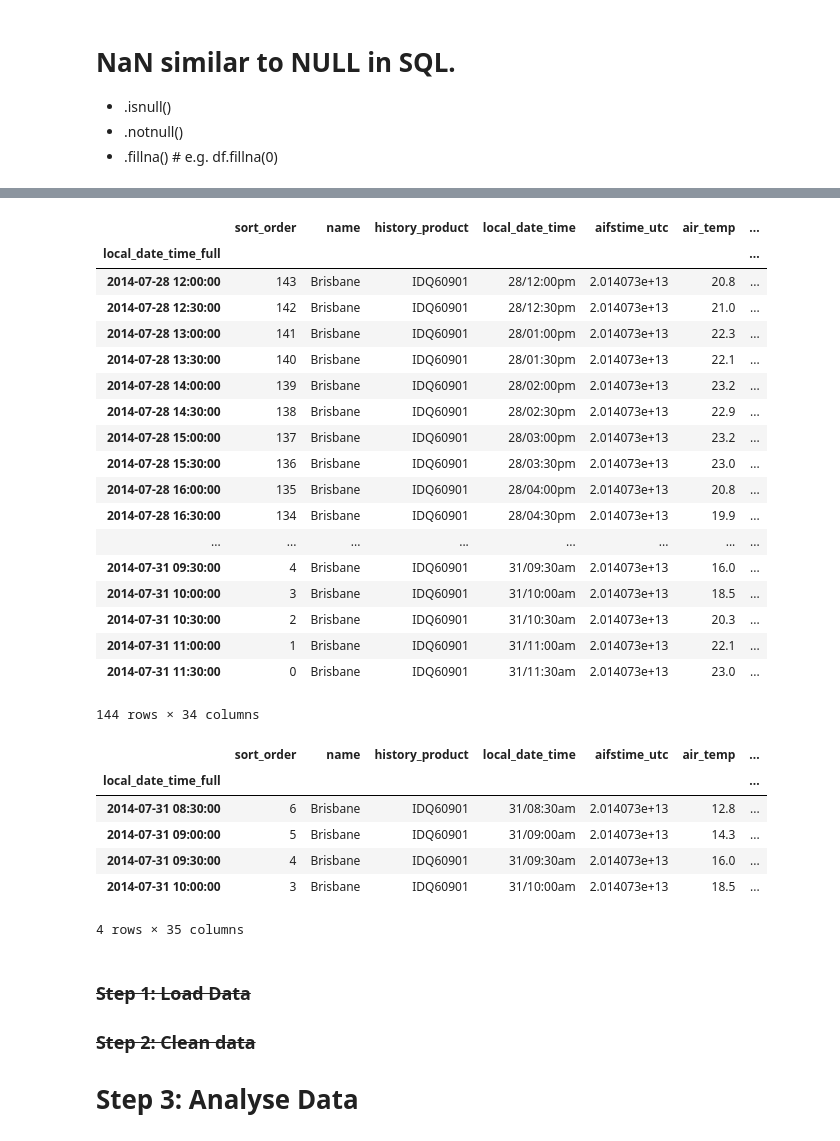
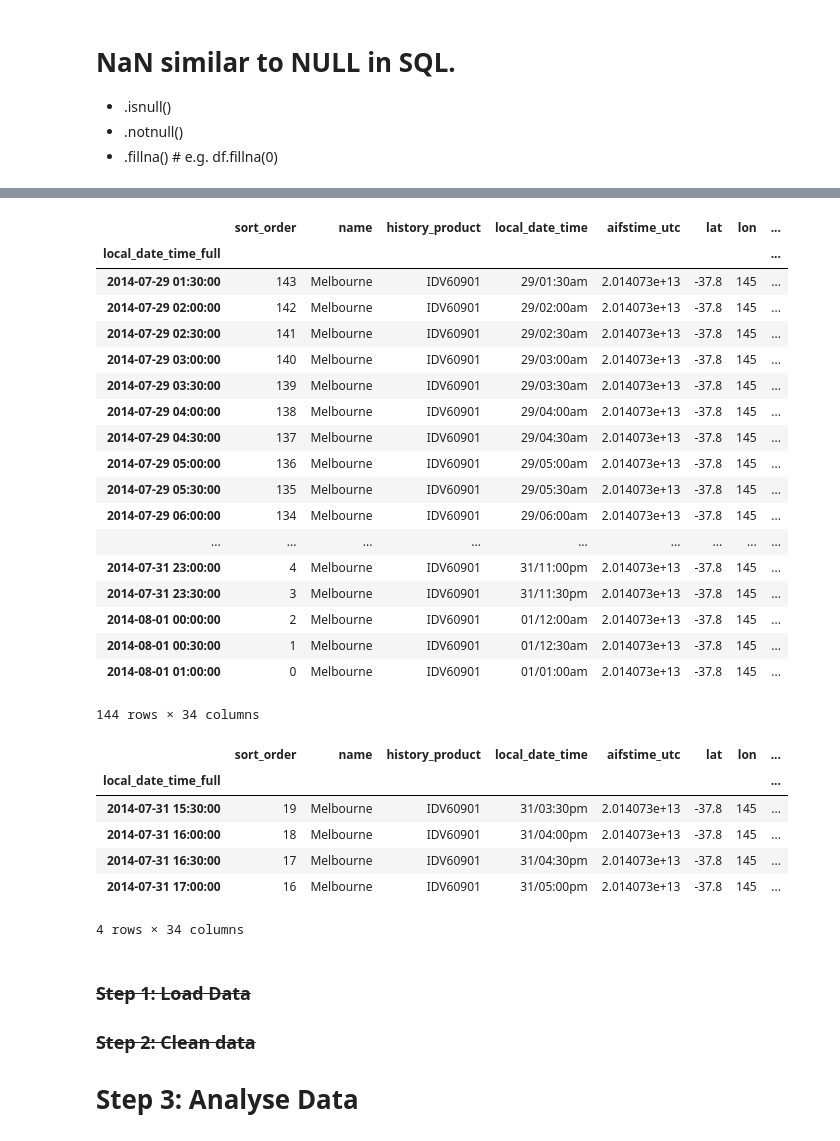
Before and after one commit to lexual/2014-PyConAU-Pandas-talk, a Jupyter notebook: slides.ipynb, the cells around one changed output, grey strips where cells are left out. Saved outputs shown, nothing was run; the diff lists cells and outputs as text; code cells hidden in the pictures.

```diff
--- a/slides.ipynb
+++ b/slides.ipynb
@@ -77,6 +71,5 @@ http://www.bom.gov.au/products/IDQ60901/IDQ60901.94576.shtml
 # %%
-csv_location = 'http://www.bom.gov.au/fwo/IDQ60901/IDQ60901.94576.axf'
-# df = pd.read_csv(csv_location)
+csv_location = 'http://www.bom.gov.au/fwo/IDV60901/IDV60901.94868.axf'
 # %% [markdown]
     df = pd.read_csv(csv_location)
 
@@ -126,6 +119,7 @@ csv_location = 'http://www.bom.gov.au/fwo/IDQ60901/IDQ60901.94576.axf'
 
     CParserError: Error tokenizing data. C error: Expected 2 fields in line 20, saw 35
 # %%
+fname = 'IDV60901.94868_2014-08-01T00:25:56.020983.axf'
 with open(fname) as f:
     for i, line in enumerate(f):
         print i, line[:70].rstrip()
@@ -539,40 +562,40 @@ df = df.set_index('local_date_time_full')
 df = df.sort_index()
 df
 # %% [output]
-|  | sort_order | name | history_product | local_date_time | aifstime_utc | air_temp | ... |
-| local_date_time_full |  |  |  |  |  |  | ... |
-| 2014-07-28 12:00:00 | 143 | Brisbane | IDQ60901 | 28/12:00pm | 2.014073e+13 | 20.8 | ... |
-| 2014-07-28 12:30:00 | 142 | Brisbane | IDQ60901 | 28/12:30pm | 2.014073e+13 | 21.0 | ... |
-| 2014-07-28 13:00:00 | 141 | Brisbane | IDQ60901 | 28/01:00pm | 2.014073e+13 | 22.3 | ... |
-| 2014-07-28 13:30:00 | 140 | Brisbane | IDQ60901 | 28/01:30pm | 2.014073e+13 | 22.1 | ... |
-| 2014-07-28 14:00:00 | 139 | Brisbane | IDQ60901 | 28/02:00pm | 2.014073e+13 | 23.2 | ... |
-| 2014-07-28 14:30:00 | 138 | Brisbane | IDQ60901 | 28/02:30pm | 2.014073e+13 | 22.9 | ... |
-| 2014-07-28 15:00:00 | 137 | Brisbane | IDQ60901 | 28/03:00pm | 2.014073e+13 | 23.2 | ... |
-| 2014-07-28 15:30:00 | 136 | Brisbane | IDQ60901 | 28/03:30pm | 2.014073e+13 | 23.0 | ... |
-| 2014-07-28 16:00:00 | 135 | Brisbane | IDQ60901 | 28/04:00pm | 2.014073e+13 | 20.8 | ... |
-| 2014-07-28 16:30:00 | 134 | Brisbane | IDQ60901 | 28/04:30pm | 2.014073e+13 | 19.9 | ... |
-| ... | ... | ... | ... | ... | ... | ... | ... |
-| 2014-07-31 09:30:00 | 4 | Brisbane | IDQ60901 | 31/09:30am | 2.014073e+13 | 16.0 | ... |
-| 2014-07-31 10:00:00 | 3 | Brisbane | IDQ60901 | 31/10:00am | 2.014073e+13 | 18.5 | ... |
-| 2014-07-31 10:30:00 | 2 | Brisbane | IDQ60901 | 31/10:30am | 2.014073e+13 | 20.3 | ... |
-| 2014-07-31 11:00:00 | 1 | Brisbane | IDQ60901 | 31/11:00am | 2.014073e+13 | 22.1 | ... |
-| 2014-07-31 11:30:00 | 0 | Brisbane | IDQ60901 | 31/11:30am | 2.014073e+13 | 23.0 | ... |
+|  | sort_order | name | history_product | local_date_time | aifstime_utc | lat | lon | ... |
+| local_date_time_full |  |  |  |  |  |  |  | ... |
+| 2014-07-29 01:30:00 | 143 | Melbourne | IDV60901 | 29/01:30am | 2.014073e+13 | -37.8 | 145 | ... |
+| 2014-07-29 02:00:00 | 142 | Melbourne | IDV60901 | 29/02:00am | 2.014073e+13 | -37.8 | 145 | ... |
+| 2014-07-29 02:30:00 | 141 | Melbourne | IDV60901 | 29/02:30am | 2.014073e+13 | -37.8 | 145 | ... |
+| 2014-07-29 03:00:00 | 140 | Melbourne | IDV60901 | 29/03:00am | 2.014073e+13 | -37.8 | 145 | ... |
+| 2014-07-29 03:30:00 | 139 | Melbourne | IDV60901 | 29/03:30am | 2.014073e+13 | -37.8 | 145 | ... |
+| 2014-07-29 04:00:00 | 138 | Melbourne | IDV60901 | 29/04:00am | 2.014073e+13 | -37.8 | 145 | ... |
+| 2014-07-29 04:30:00 | 137 | Melbourne | IDV60901 | 29/04:30am | 2.014073e+13 | -37.8 | 145 | ... |
+| 2014-07-29 05:00:00 | 136 | Melbourne | IDV60901 | 29/05:00am | 2.014073e+13 | -37.8 | 145 | ... |
+| 2014-07-29 05:30:00 | 135 | Melbourne | IDV60901 | 29/05:30am | 2.014073e+13 | -37.8 | 145 | ... |
+| 2014-07-29 06:00:00 | 134 | Melbourne | IDV60901 | 29/06:00am | 2.014073e+13 | -37.8 | 145 | ... |
+| ... | ... | ... | ... | ... | ... | ... | ... | ... |
+| 2014-07-31 23:00:00 | 4 | Melbourne | IDV60901 | 31/11:00pm | 2.014073e+13 | -37.8 | 145 | ... |
+| 2014-07-31 23:30:00 | 3 | Melbourne | IDV60901 | 31/11:30pm | 2.014073e+13 | -37.8 | 145 | ... |
+| 2014-08-01 00:00:00 | 2 | Melbourne | IDV60901 | 01/12:00am | 2.014073e+13 | -37.8 | 145 | ... |
+| 2014-08-01 00:30:00 | 1 | Melbourne | IDV60901 | 01/12:30am | 2.014073e+13 | -37.8 | 145 | ... |
+| 2014-08-01 01:00:00 | 0 | Melbourne | IDV60901 | 01/01:00am | 2.014073e+13 | -37.8 | 145 | ... |
 144 rows × 34 columns
 # %%
 # smart indexing & slicing.
 df['2014']
 df['2014-07']
-df['2014-07-28']
+df['2014-07-30']
 # slice inclusive at both ends.
-df['2014-07-31 08:30':'2014-07-31 10:00']
+df['2014-07-31 15:30':'2014-07-31 17:00']
 # %% [output]
-|  | sort_order | name | history_product | local_date_time | aifstime_utc | air_temp | ... |
-| local_date_time_full |  |  |  |  |  |  | ... |
-| 2014-07-31 08:30:00 | 6 | Brisbane | IDQ60901 | 31/08:30am | 2.014073e+13 | 12.8 | ... |
-| 2014-07-31 09:00:00 | 5 | Brisbane | IDQ60901 | 31/09:00am | 2.014073e+13 | 14.3 | ... |
-| 2014-07-31 09:30:00 | 4 | Brisbane | IDQ60901 | 31/09:30am | 2.014073e+13 | 16.0 | ... |
-| 2014-07-31 10:00:00 | 3 | Brisbane | IDQ60901 | 31/10:00am | 2.014073e+13 | 18.5 | ... |
+|  | sort_order | name | history_product | local_date_time | aifstime_utc | lat | lon | ... |
+| local_date_time_full |  |  |  |  |  |  |  | ... |
+| 2014-07-31 15:30:00 | 19 | Melbourne | IDV60901 | 31/03:30pm | 2.014073e+13 | -37.8 | 145 | ... |
+| 2014-07-31 16:00:00 | 18 | Melbourne | IDV60901 | 31/04:00pm | 2.014073e+13 | -37.8 | 145 | ... |
+| 2014-07-31 16:30:00 | 17 | Melbourne | IDV60901 | 31/04:30pm | 2.014073e+13 | -37.8 | 145 | ... |
+| 2014-07-31 17:00:00 | 16 | Melbourne | IDV60901 | 31/05:00pm | 2.014073e+13 | -37.8 | 145 | ... |
-4 rows × 35 columns
+4 rows × 34 columns
 # %% [markdown]
 ### ~~Step 1: Load Data~~
 
```
Also changed, not shown: parts of 50 cells of this notebook, 34 other files.
